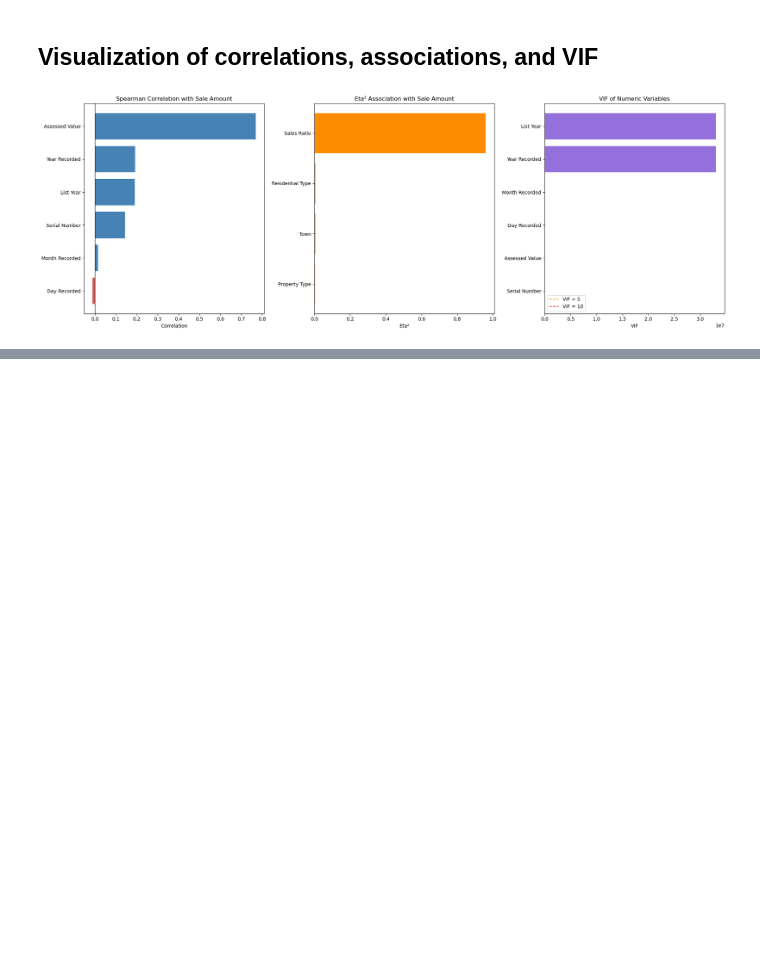
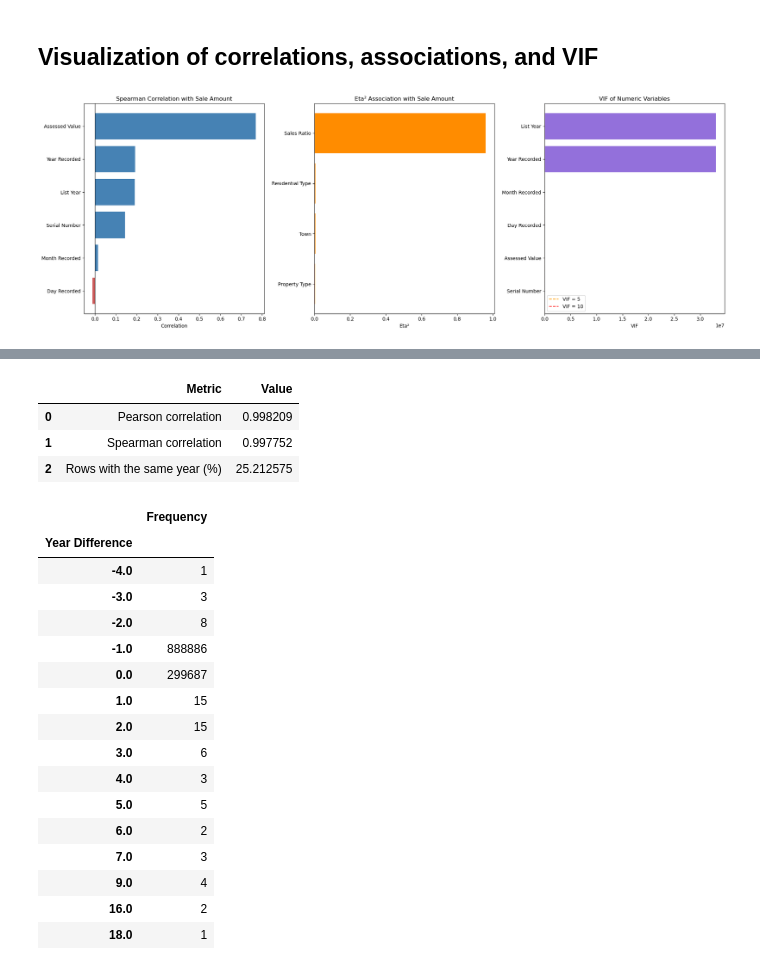
Before and after one commit to SSloan07/ValuingH0M3, a Jupyter notebook: ValuingH0M3.ipynb, the cells around one changed output, grey strips where cells are left out. Saved outputs shown, nothing was run; the diff lists cells and outputs as text; code cells hidden in the pictures; blank space fills up the shorter version.

```diff
--- a/ValuingH0M3.ipynb
+++ b/ValuingH0M3.ipynb
@@ -842,0 +869,55 @@ plt.show()
+# %%
+# Compare both year variables using only rows where both values are available
+year_comparison = X[['List Year', 'Year Recorded']].dropna().copy()
+year_comparison['Year Difference'] = (
+    year_comparison['List Year'] - year_comparison['Year Recorded']
+)
+
+pearson_years = year_comparison['List Year'].corr(
+    year_comparison['Year Recorded'], method='pearson'
+)
+spearman_years = year_comparison['List Year'].corr(
+    year_comparison['Year Recorded'], method='spearman'
+)
+same_year_percentage = (
+    year_comparison['Year Difference'].eq(0).mean() * 100
+)
+
+year_summary = pd.DataFrame({
+    'Metric': [
+        'Pearson correlation',
+        'Spearman correlation',
+        'Rows with the same year (%)'
+    ],
+    'Value': [pearson_years, spearman_years, same_year_percentage]
+})
+display(year_summary)
+display(
+    year_comparison['Year Difference']
+    .value_counts()
+    .sort_index()
+    .rename('Frequency')
+    .to_frame()
+)
+# %% [output]
+|  | Metric | Value |
+| 0 | Pearson correlation | 0.998209 |
+| 1 | Spearman correlation | 0.997752 |
+| 2 | Rows with the same year (%) | 25.212575 |
+|  | Frequency |
+| Year Difference |  |
+| -4.0 | 1 |
+| -3.0 | 3 |
+| -2.0 | 8 |
+| -1.0 | 888886 |
+| 0.0 | 299687 |
+| 1.0 | 15 |
+| 2.0 | 15 |
+| 3.0 | 6 |
+| 4.0 | 3 |
+| 5.0 | 5 |
+| 6.0 | 2 |
+| 7.0 | 3 |
+| 9.0 | 4 |
+| 16.0 | 2 |
+| 18.0 | 1 |
```
Also changed, not shown: parts of 13 cells of this notebook.
